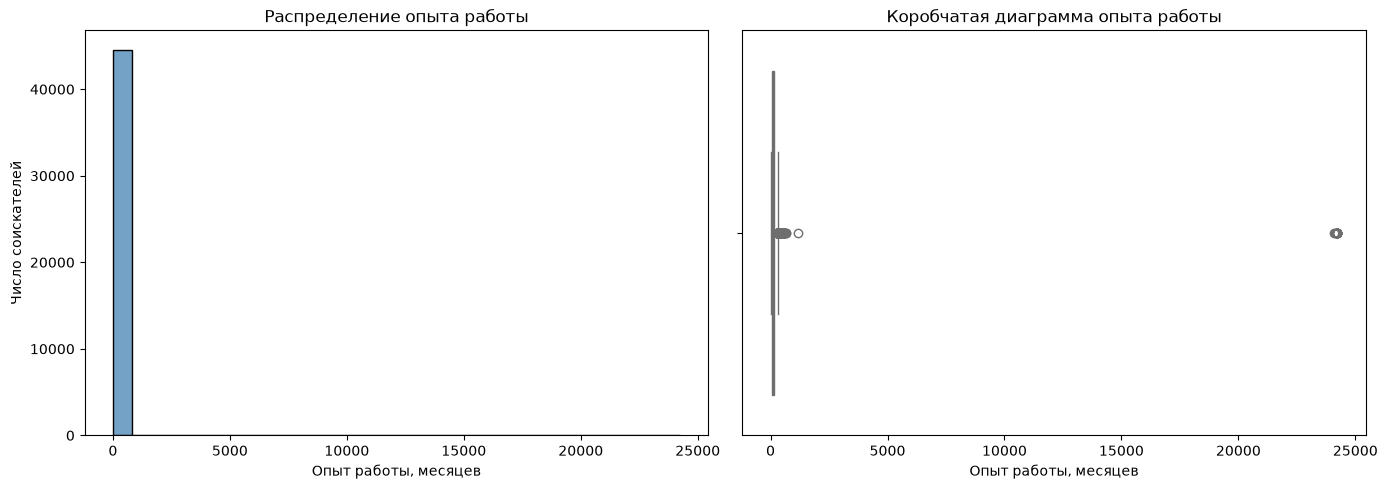
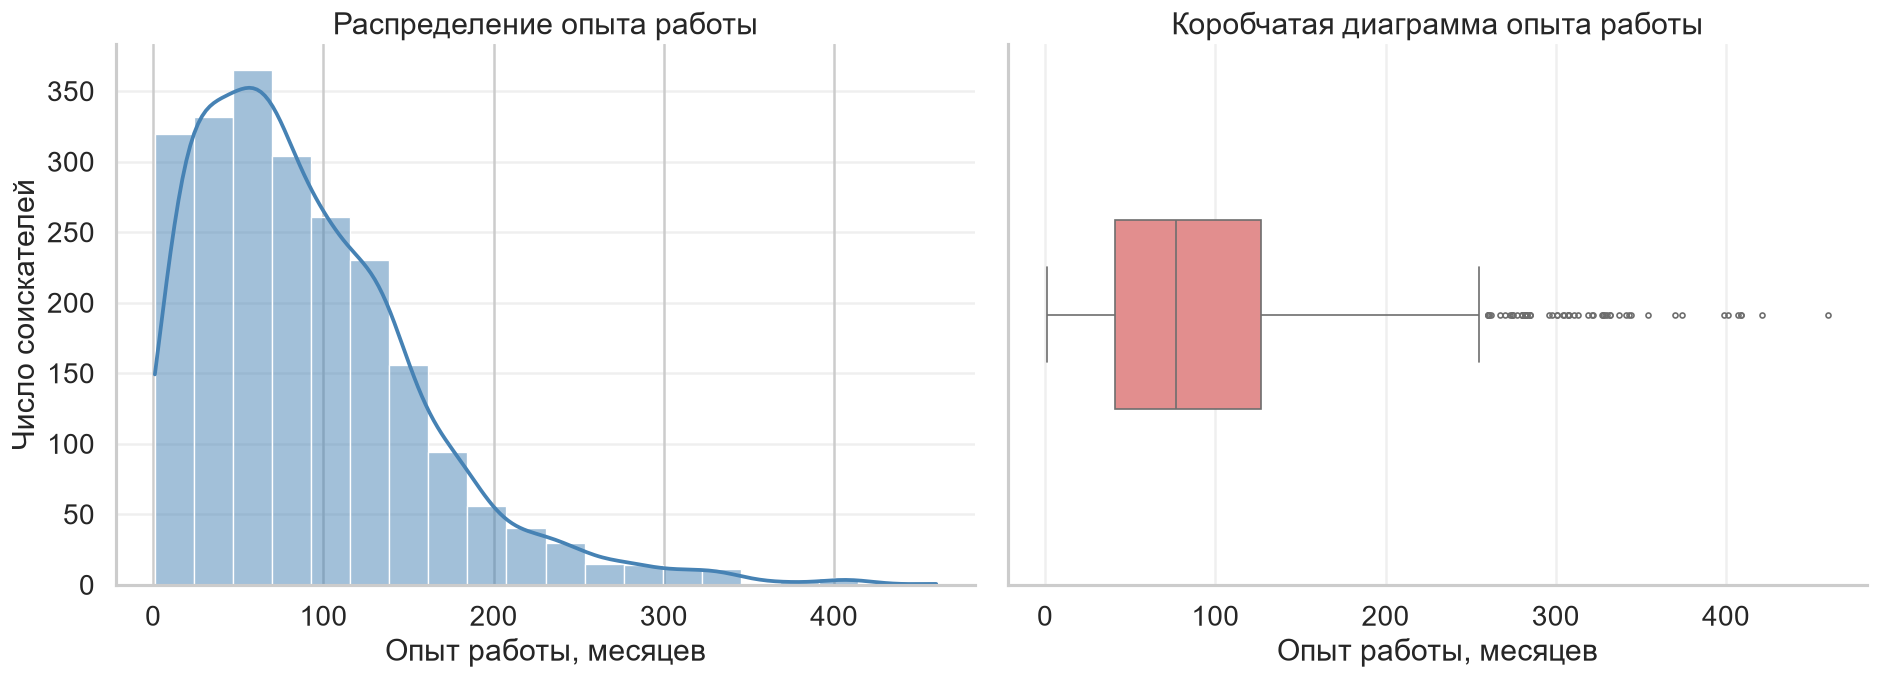
Unified diff of the notebook cell whose output changed from the first chart to the second:
--- before
+++ after
@@ -2,15 +2,35 @@
 import seaborn as sns
 
-fig, axes = plt.subplots(1, 2, figsize=(14, 5))
+sns.set_theme(style="whitegrid", context="talk")
 
-sns.histplot(HH_data['Опыт работы (месяц)'], bins=30, kde=False, ax=axes[0], color='steelblue')
+fig, axes = plt.subplots(1, 2, figsize=(16, 6), dpi=120)
+
+sns.histplot(
+    data=HH_data,
+    x='Опыт работы (месяц)',
+    bins=20,
+    kde=True,
+    ax=axes[0],
+    color='steelblue',
+    edgecolor='white',
+    linewidth=0.8
+)
 axes[0].set_title('Распределение опыта работы')
 axes[0].set_xlabel('Опыт работы, месяцев')
 axes[0].set_ylabel('Число соискателей')
+axes[0].grid(axis='y', alpha=0.3)
 
-sns.boxplot(x=HH_data['Опыт работы (месяц)'], ax=axes[1], color='lightcoral')
+sns.boxplot(
+    x=HH_data['Опыт работы (месяц)'],
+    ax=axes[1],
+    color='lightcoral',
+    width=0.35,
+    fliersize=3
+)
 axes[1].set_title('Коробчатая диаграмма опыта работы')
 axes[1].set_xlabel('Опыт работы, месяцев')
+axes[1].grid(axis='x', alpha=0.3)
 
+sns.despine(fig=fig)
 plt.tight_layout()
 plt.show()

Commit: вывод5